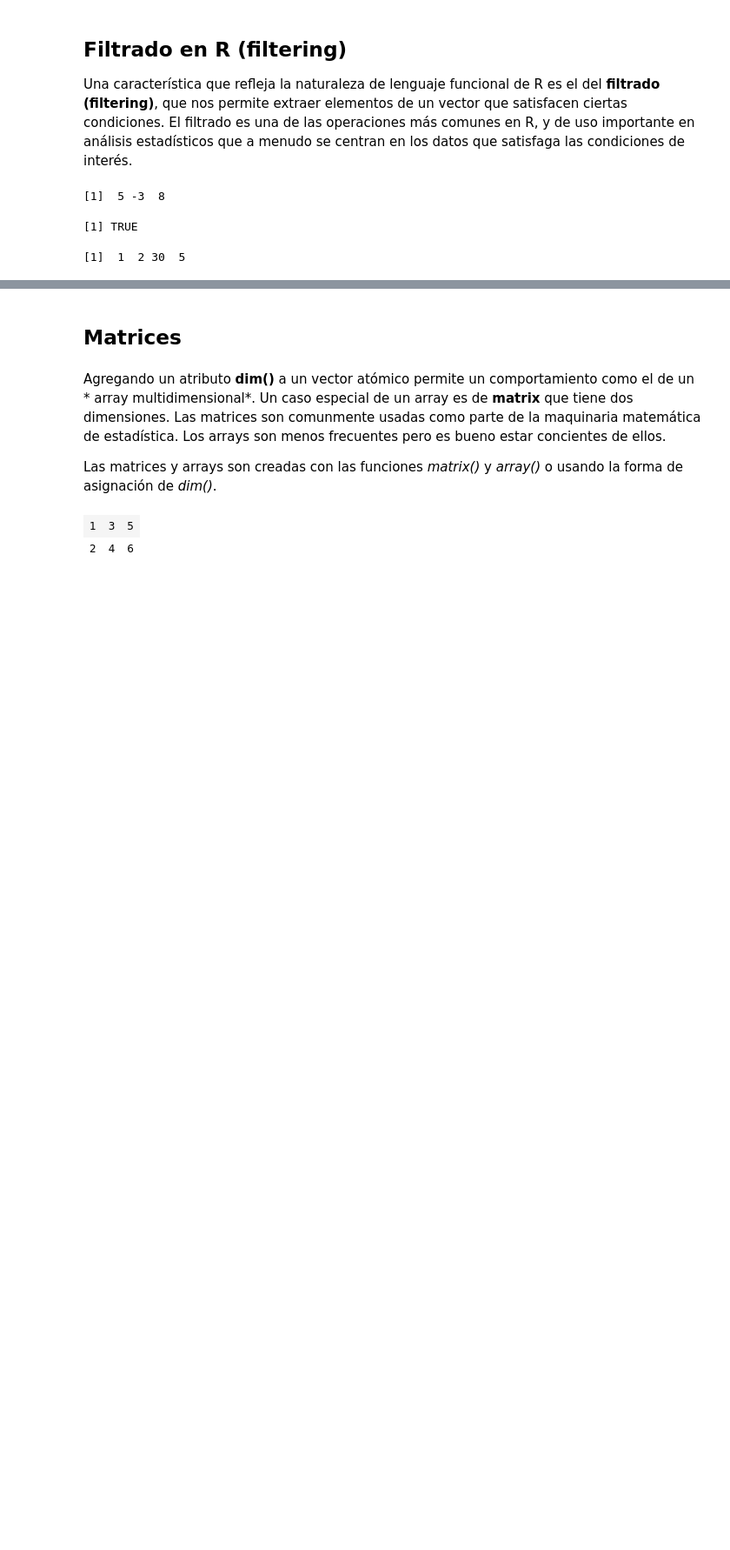
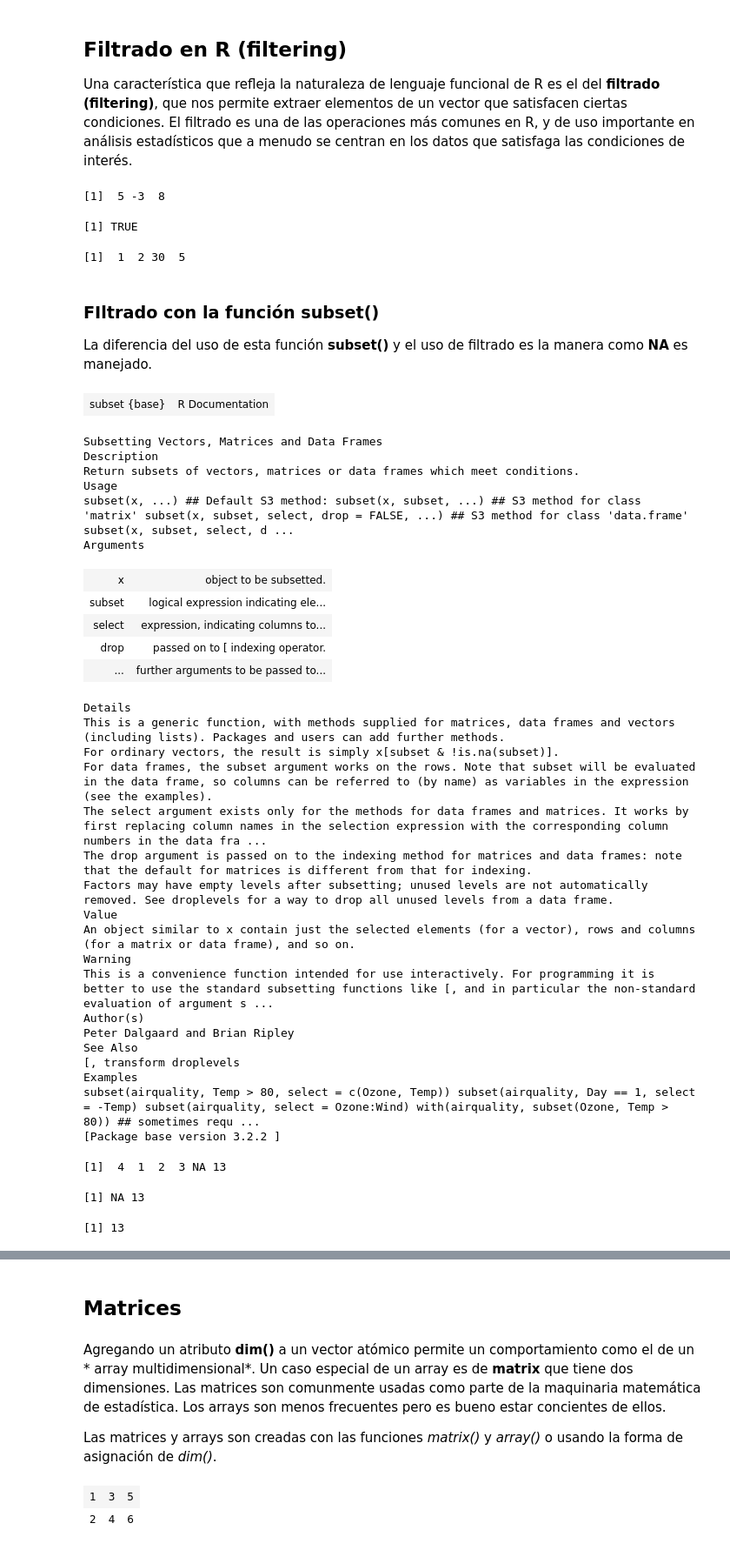
Before and after one commit to noetaza/Curso-R, a Jupyter notebook: Vectores-Matrices-Array/Vectores-Matrices-Arrays.ipynb, the cells around one changed output, grey strips where cells are left out. Shown at 87% size. Cells and saved outputs as stored; diff of their text form; code cells hidden in the pictures; blank space fills up the shorter version.

```diff
--- a/Vectores-Matrices-Array/Vectores-Matrices-Arrays.ipynb
+++ b/Vectores-Matrices-Array/Vectores-Matrices-Arrays.ipynb
@@ -1101,3 +1139,47 @@ y2 <- c(1,2,30,5)
 y2[z2*z2 >8]
 # %% [output]
 [1]  1  2 30  5
+# %% [markdown]
+### FIltrado con la función subset()
+
+La diferencia del uso de esta función **subset()** y el uso de filtrado es la manera como **NA** es manejado.
+# %%
+help(subset)
+xx <- c(4, 1:3, NA, 13)
+xx
+xx[xx > 5]
+subset(xx, xx >5)
+# %% [output]
+| subset {base} | R Documentation |
+Subsetting Vectors, Matrices and Data Frames
+Description
+Return subsets of vectors, matrices or data frames which meet conditions.
+Usage
+subset(x, ...) ## Default S3 method: subset(x, subset, ...) ## S3 method for class 'matrix' subset(x, subset, select, drop = FALSE, ...) ## S3 method for class 'data.frame' subset(x, subset, select, d ...
+Arguments
+| x | object to be subsetted. |
+| subset | logical expression indicating ele... |
+| select | expression, indicating columns to... |
+| drop | passed on to [ indexing operator. |
+| ... | further arguments to be passed to... |
+Details
+This is a generic function, with methods supplied for matrices, data frames and vectors (including lists). Packages and users can add further methods.
+For ordinary vectors, the result is simply x[subset & !is.na(subset)].
+For data frames, the subset argument works on the rows. Note that subset will be evaluated in the data frame, so columns can be referred to (by name) as variables in the expression (see the examples).
+The select argument exists only for the methods for data frames and matrices. It works by first replacing column names in the selection expression with the corresponding column numbers in the data fra ...
+The drop argument is passed on to the indexing method for matrices and data frames: note that the default for matrices is different from that for indexing.
+Factors may have empty levels after subsetting; unused levels are not automatically removed. See droplevels for a way to drop all unused levels from a data frame.
+Value
+An object similar to x contain just the selected elements (for a vector), rows and columns (for a matrix or data frame), and so on.
+Warning
+This is a convenience function intended for use interactively. For programming it is better to use the standard subsetting functions like [, and in particular the non-standard evaluation of argument s ...
+Author(s)
+Peter Dalgaard and Brian Ripley
+See Also
+[, transform droplevels
+Examples
+subset(airquality, Temp > 80, select = c(Ozone, Temp)) subset(airquality, Day == 1, select = -Temp) subset(airquality, select = Ozone:Wind) with(airquality, subset(Ozone, Temp > 80)) ## sometimes requ ...
+[Package base version 3.2.2 ]
+[1]  4  1  2  3 NA 13
+[1] NA 13
+[1] 13
```
Also changed, not shown: parts of 33 cells of this notebook.
